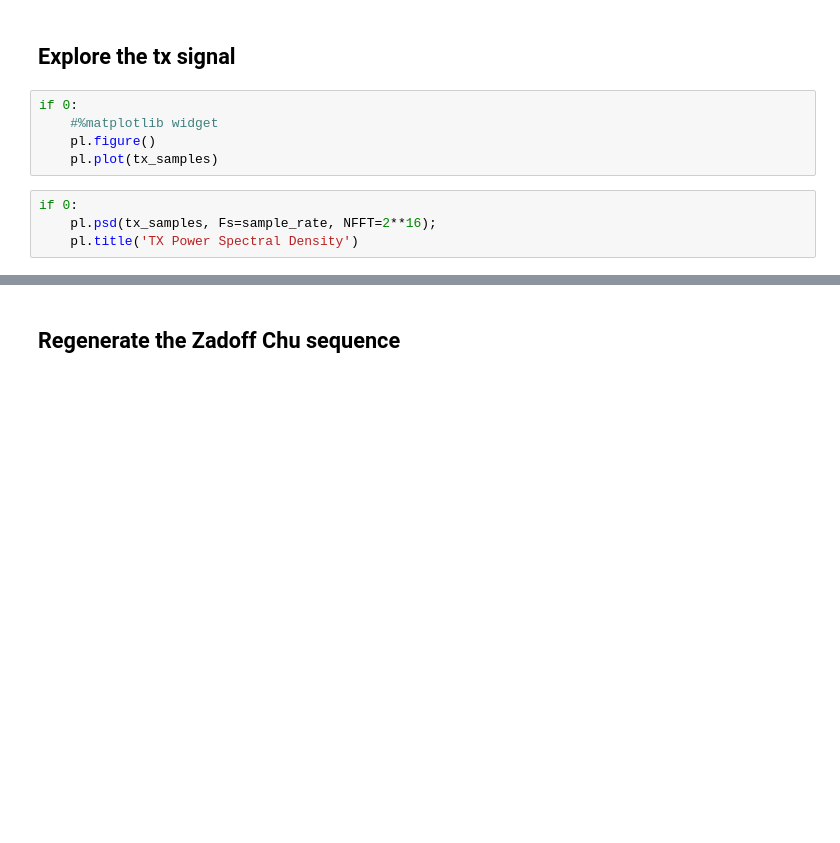
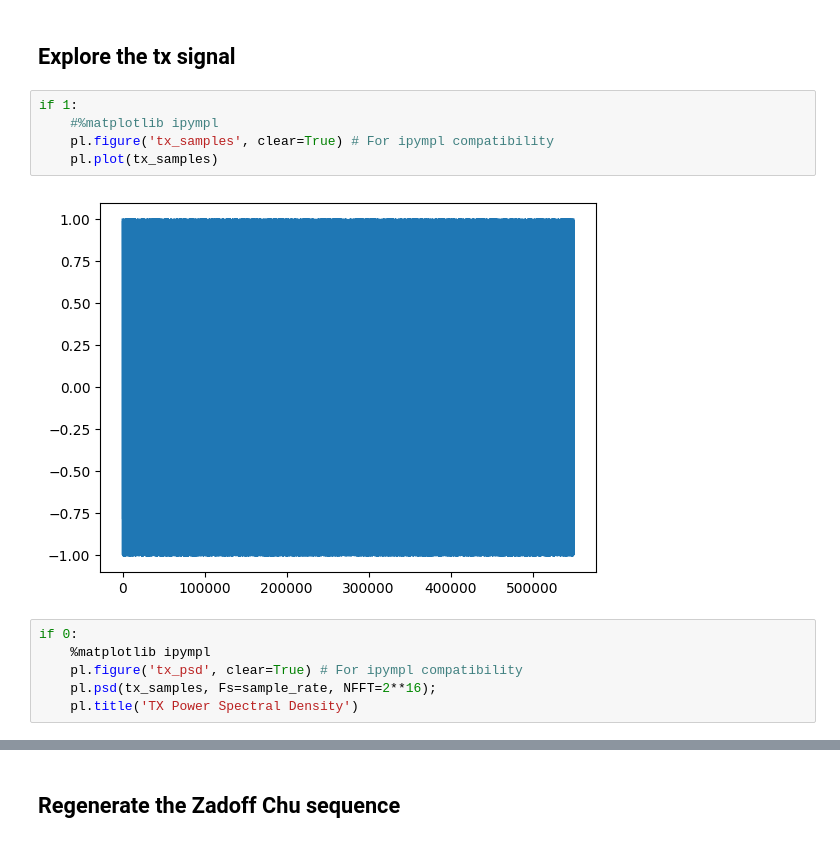
Before and after one commit to thandal/moon-radar, a Jupyter notebook: notebooks/gen_zadoff_chu.ipynb, the cells around one changed output, grey strips where cells are left out. Drawn from its saved outputs; the diff is of its cells as text; blank space fills up the shorter version.

```diff
--- a/notebooks/gen_zadoff_chu.ipynb
+++ b/notebooks/gen_zadoff_chu.ipynb
@@ -31,12 +31,16 @@ print(len(tx_samples))
 # %% [markdown]
 ## Explore the tx signal
 # %%
-if 0:
-    #%matplotlib widget
-    pl.figure()
+if 1:
+    #%matplotlib ipympl
+    pl.figure('tx_samples', clear=True) # For ipympl compatibility
     pl.plot(tx_samples)
+# %% [output]
+[figure, added]
 # %%
 if 0:
+    %matplotlib ipympl
+    pl.figure('tx_psd', clear=True) # For ipympl compatibility
     pl.psd(tx_samples, Fs=sample_rate, NFFT=2**16);
     pl.title('TX Power Spectral Density')
 # %%
```
Also changed, not shown: parts of 3 cells of this notebook, 2 other files.
